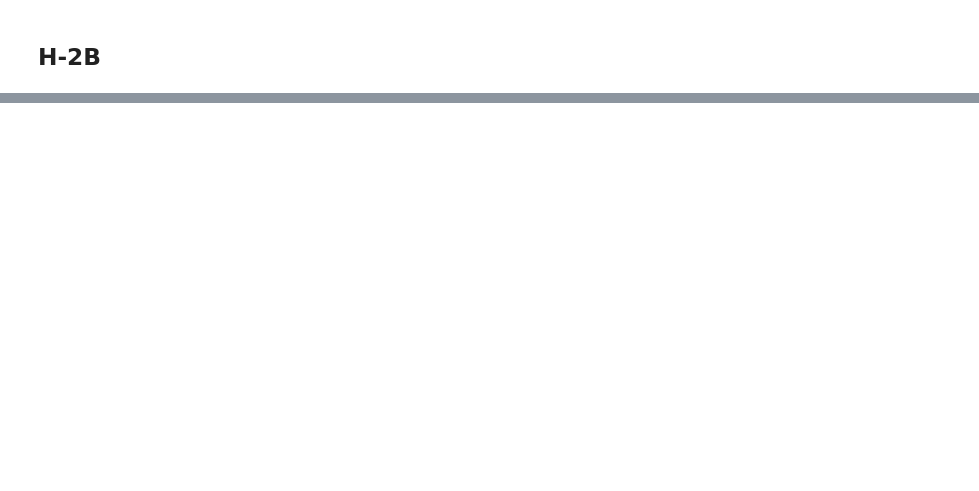
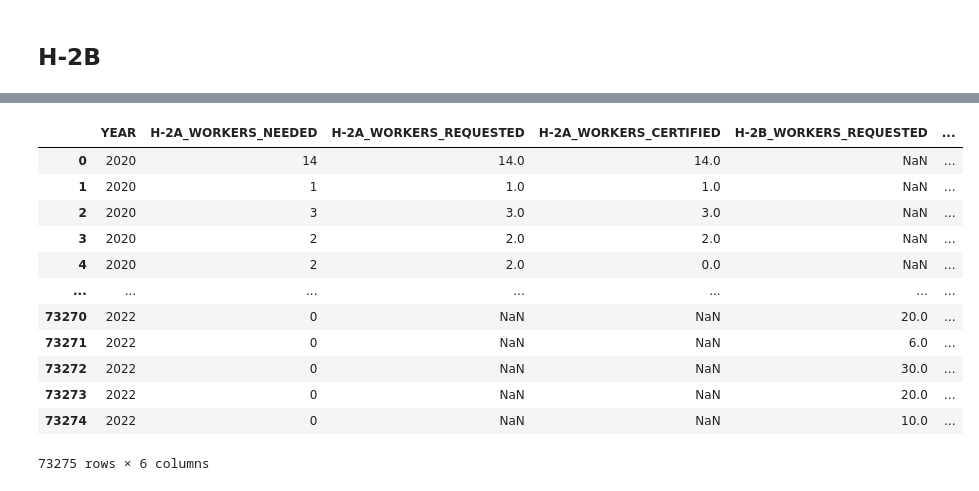
Before and after one commit to persistence-of-time/data-journalism-final-data-analysis, a Jupyter notebook: h-2a-h-2b_guest_worker_program_visa_analisys_2015-2022q2.ipynb, the cells around one changed output, grey strips where cells are left out. Saved outputs shown, nothing was run; the diff lists cells and outputs as text; code cells hidden in the pictures; blank space fills up the shorter version.

```diff
--- a/h-2a-h-2b_guest_worker_program_visa_analisys_2015-2022q2.ipynb
+++ b/h-2a-h-2b_guest_worker_program_visa_analisys_2015-2022q2.ipynb
@@ -363,3 +214,13 @@ h2a_2020.head(5)
 These are the total number of visas needed, requested, and certified for the year 2020.
 # %%
+#RENAIMING COLUMNS
+
+h2a_2020 = h2a_2020.rename(columns={"TOTAL_WORKERS_NEEDED": "H-2A_WORKERS_NEEDED"})
+h2a_2020 = h2a_2020.rename(columns={"TOTAL_WORKERS_H2A_REQUESTED": "H-2A_WORKERS_REQUESTED"})
+h2a_2020 = h2a_2020.rename(columns={"TOTAL_WORKERS_H2A_CERTIFIED": "H-2A_WORKERS_CERTIFIED"})
+
+#adding year:
+
+h2a_2020.insert(loc=0, column="YEAR", value="2020")
+
 h2a_2020.sum(axis=0)
@@ -394,3 +240,12 @@ h2b_2020['TOTAL_WORKERS_CERTIFIED'] = h2b_2020['TOTAL_WORKERS_CERTIFIED'].fillna
 These are the total number of visas requested, and certified for the year 2020.
 # %%
+#RENAIMING COLUMNS
+
+h2b_2020 = h2b_2020.rename(columns={"TOTAL_WORKERS_REQUESTED": "H-2B_WORKERS_REQUESTED"})
+h2b_2020 = h2b_2020.rename(columns={"TOTAL_WORKERS_CERTIFIED": "H-2B_WORKERS_CERTIFIED"})
+
+#adding year:
+
+h2b_2020.insert(loc=0, column="YEAR", value="2020")
+
 h2b_2020.sum(axis=0)
@@ -400,0 +261,8 @@ dtype: int64
+# %%
+#H2a concat:
+
+h2a_2020to2022 = pd.concat([h2a_2020, h2a_2021, h2a_2022], ignore_index=True)
+
+#H2b concat:
+
+h2b_2020to2022 = pd.concat([h2b_2020, h2b_2021, h2b_2022], ignore_index=True)
@@ -400,0 +289,4 @@ dtype: int64
+# %%
+# Going to add a column to see if we can merge the h2a and h2b data sets.
+
+h2b_2020to2022.insert(loc=1, column="H-2A_WORKERS_NEEDED", value="0")
@@ -400,0 +309,20 @@ dtype: int64
+# %%
+#Lets combine both types of visas here:
+
+h2ab_2020to2022 = pd.concat([h2a_2020to2022, h2b_2020to2022], ignore_index=True)
+
+h2ab_2020to2022
+# %% [output]
+|  | YEAR | H-2A_WORKERS_NEEDED | H-2A_WORKERS_REQUESTED | H-2A_WORKERS_CERTIFIED | H-2B_WORKERS_REQUESTED | ... |
+| 0 | 2020 | 14 | 14.0 | 14.0 | NaN | ... |
+| 1 | 2020 | 1 | 1.0 | 1.0 | NaN | ... |
+| 2 | 2020 | 3 | 3.0 | 3.0 | NaN | ... |
+| 3 | 2020 | 2 | 2.0 | 2.0 | NaN | ... |
+| 4 | 2020 | 2 | 2.0 | 0.0 | NaN | ... |
+| ... | ... | ... | ... | ... | ... | ... |
+| 73270 | 2022 | 0 | NaN | NaN | 20.0 | ... |
+| 73271 | 2022 | 0 | NaN | NaN | 6.0 | ... |
+| 73272 | 2022 | 0 | NaN | NaN | 30.0 | ... |
+| 73273 | 2022 | 0 | NaN | NaN | 20.0 | ... |
+| 73274 | 2022 | 0 | NaN | NaN | 10.0 | ... |
+73275 rows × 6 columns
```
Also changed, not shown: parts of 76 cells of this notebook.
